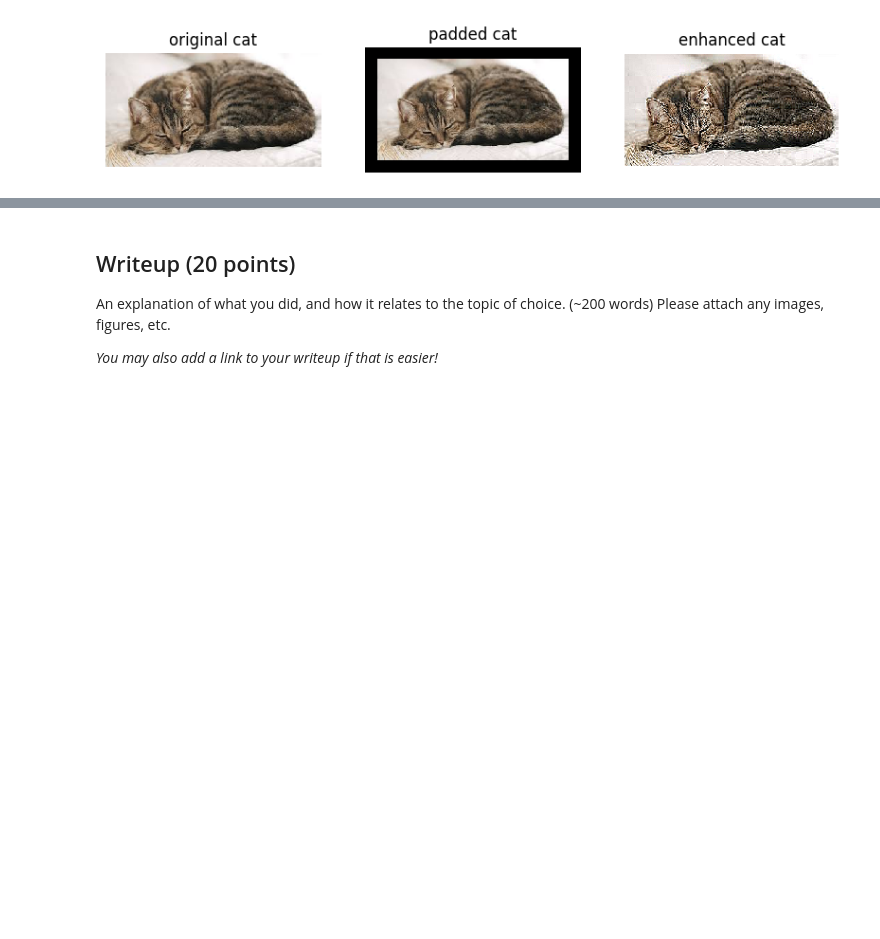
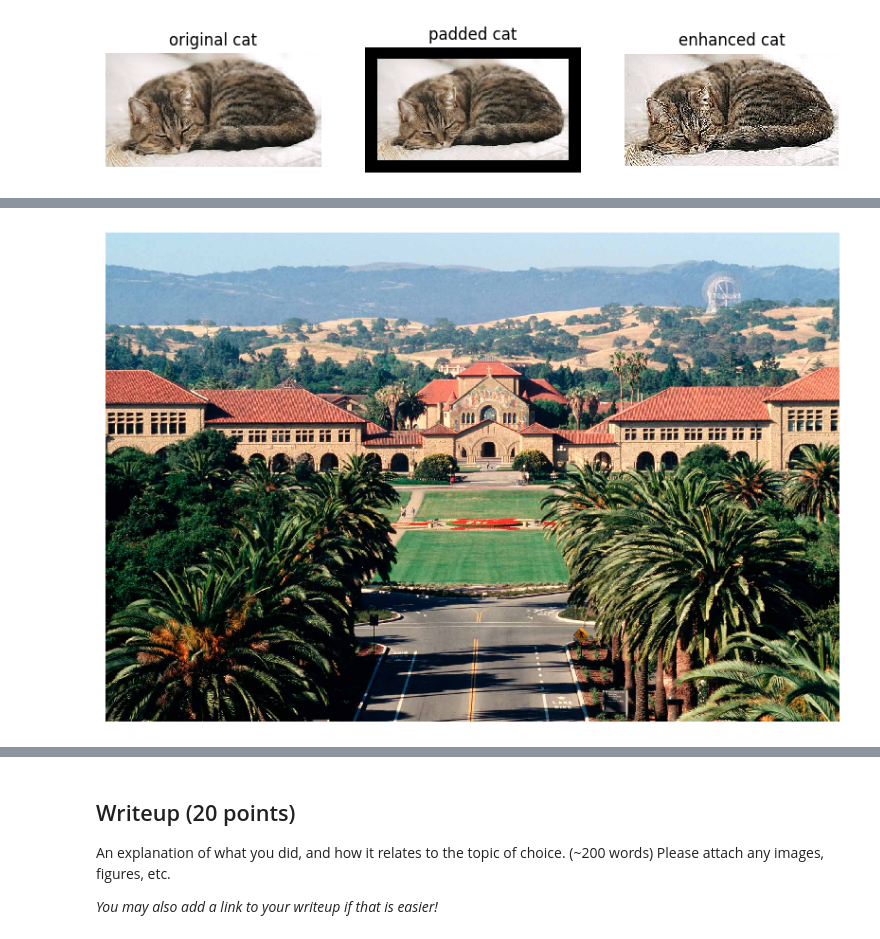
Before and after one commit to gaoruosong/CS131_release, a Jupyter notebook: spring_2026/project1_release/option_A/option_a_exploration.ipynb, the cells around one changed output, grey strips where cells are left out. Cells and saved outputs as stored; diff of their text form; code cells hidden in the pictures; blank space fills up the shorter version.

```diff
--- a/spring_2026/project1_release/option_A/option_a_exploration.ipynb
+++ b/spring_2026/project1_release/option_A/option_a_exploration.ipynb
@@ -484,0 +549,10 @@ def vignette(image, center = None, scale_factor = None):
+# %%
+## high pixel photo for upcoming parts!
+stanford = io.imread('Main-Quad-from-Palm-Dive-by-Linda-Cicero.jpg', as_gray=False)
+
+# Show image
+plt.imshow(stanford)
+plt.axis('off')
+plt.show()
+# %% [output]
+[figure, added]
```
Also changed, not shown: parts of 11 cells of this notebook.
